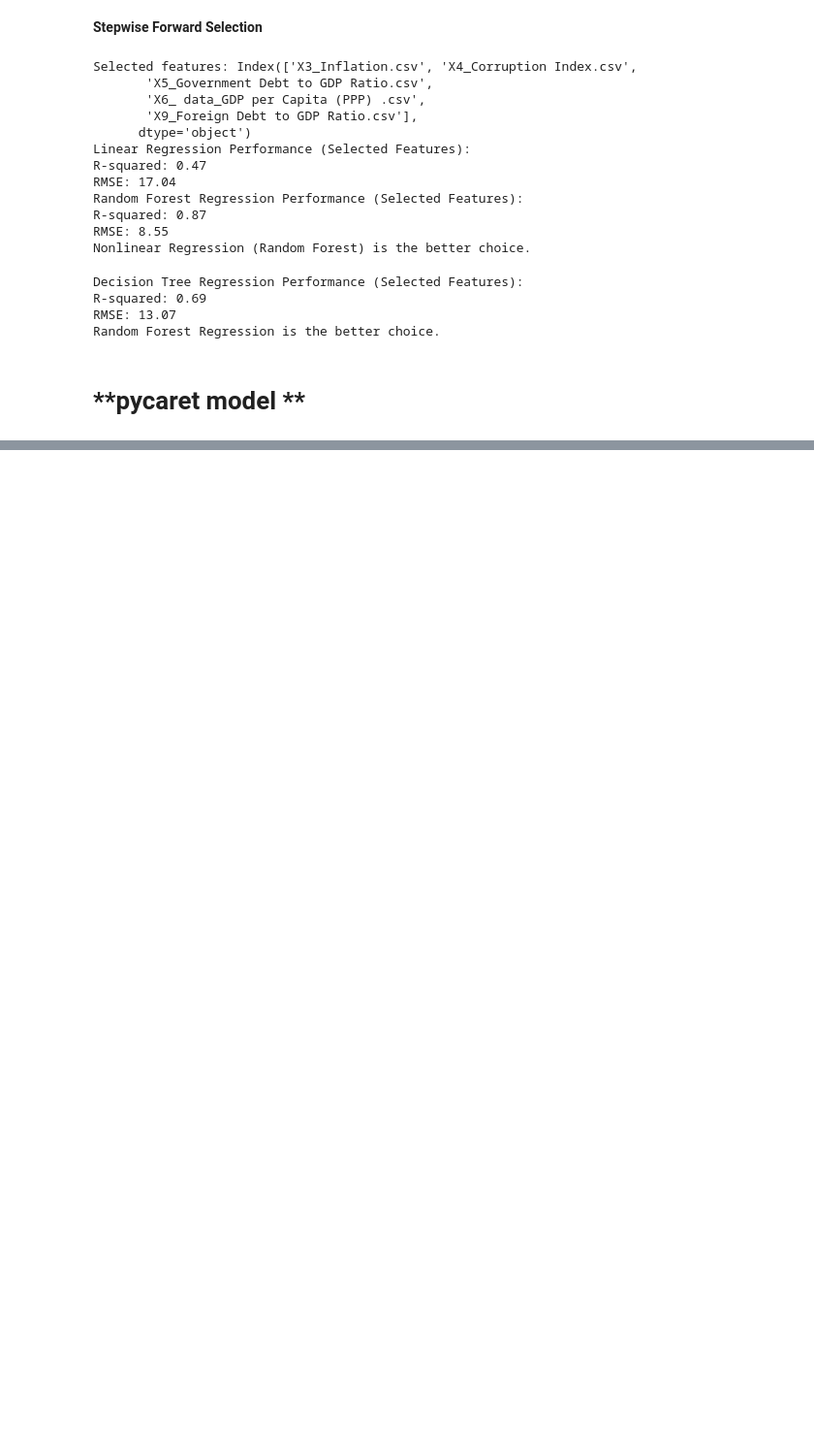
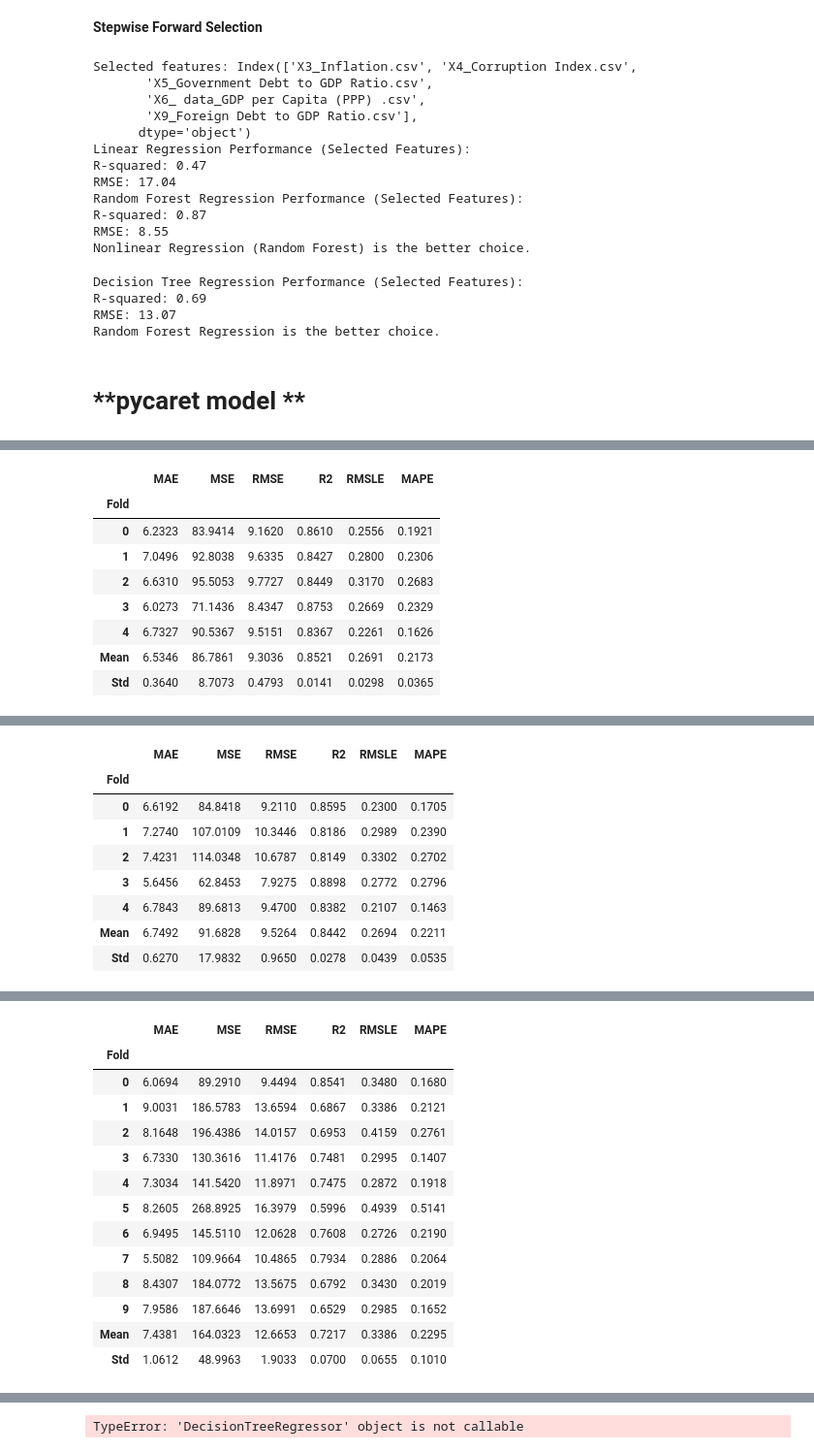
Before and after one commit to hananeY-inventor/test-regression, a Jupyter notebook: regression_.ipynb, the cells around one changed output, grey strips where cells are left out. Shown at 97% size. Cells and saved outputs as stored; diff of their text form; code cells hidden in the pictures; blank space fills up the shorter version.

```diff
--- a/regression_.ipynb
+++ b/regression_.ipynb
@@ -462,0 +519,8 @@ reg_experiment = setup(data=df,
+# %%
+et=create_model('et',fold=5)
+rf=create_model('rf',fold=5)
+xgboost=create_model('xgboost',fold=5)
+dt = create_model('dt', fold=10)  # Create Decision Tree model
+
+dt = dt(estimator_list=[et, rf, xgboost], fold=10, method='boosting')
+# %% [output]
@@ -462,0 +539,9 @@ reg_experiment = setup(data=df,
+|  | MAE | MSE | RMSE | R2 | RMSLE | MAPE |
+| Fold |  |  |  |  |  |  |
+| 0 | 6.2323 | 83.9414 | 9.1620 | 0.8610 | 0.2556 | 0.1921 |
+| 1 | 7.0496 | 92.8038 | 9.6335 | 0.8427 | 0.2800 | 0.2306 |
+| 2 | 6.6310 | 95.5053 | 9.7727 | 0.8449 | 0.3170 | 0.2683 |
+| 3 | 6.0273 | 71.1436 | 8.4347 | 0.8753 | 0.2669 | 0.2329 |
+| 4 | 6.7327 | 90.5367 | 9.5151 | 0.8367 | 0.2261 | 0.1626 |
+| Mean | 6.5346 | 86.7861 | 9.3036 | 0.8521 | 0.2691 | 0.2173 |
+| Std | 0.3640 | 8.7073 | 0.4793 | 0.0141 | 0.0298 | 0.0365 |
@@ -462,0 +550,9 @@ reg_experiment = setup(data=df,
+|  | MAE | MSE | RMSE | R2 | RMSLE | MAPE |
+| Fold |  |  |  |  |  |  |
+| 0 | 6.6192 | 84.8418 | 9.2110 | 0.8595 | 0.2300 | 0.1705 |
+| 1 | 7.2740 | 107.0109 | 10.3446 | 0.8186 | 0.2989 | 0.2390 |
+| 2 | 7.4231 | 114.0348 | 10.6787 | 0.8149 | 0.3302 | 0.2702 |
+| 3 | 5.6456 | 62.8453 | 7.9275 | 0.8898 | 0.2772 | 0.2796 |
+| 4 | 6.7843 | 89.6813 | 9.4700 | 0.8382 | 0.2107 | 0.1463 |
+| Mean | 6.7492 | 91.6828 | 9.5264 | 0.8442 | 0.2694 | 0.2211 |
+| Std | 0.6270 | 17.9832 | 0.9650 | 0.0278 | 0.0439 | 0.0535 |
@@ -462,0 +561,14 @@ reg_experiment = setup(data=df,
+|  | MAE | MSE | RMSE | R2 | RMSLE | MAPE |
+| Fold |  |  |  |  |  |  |
+| 0 | 6.0694 | 89.2910 | 9.4494 | 0.8541 | 0.3480 | 0.1680 |
+| 1 | 9.0031 | 186.5783 | 13.6594 | 0.6867 | 0.3386 | 0.2121 |
+| 2 | 8.1648 | 196.4386 | 14.0157 | 0.6953 | 0.4159 | 0.2761 |
+| 3 | 6.7330 | 130.3616 | 11.4176 | 0.7481 | 0.2995 | 0.1407 |
+| 4 | 7.3034 | 141.5420 | 11.8971 | 0.7475 | 0.2872 | 0.1918 |
+| 5 | 8.2605 | 268.8925 | 16.3979 | 0.5996 | 0.4939 | 0.5141 |
+| 6 | 6.9495 | 145.5110 | 12.0628 | 0.7608 | 0.2726 | 0.2190 |
+| 7 | 5.5082 | 109.9664 | 10.4865 | 0.7934 | 0.2886 | 0.2064 |
+| 8 | 8.4307 | 184.0772 | 13.5675 | 0.6792 | 0.3430 | 0.2019 |
+| 9 | 7.9586 | 187.6646 | 13.6991 | 0.6529 | 0.2985 | 0.1652 |
+| Mean | 7.4381 | 164.0323 | 12.6653 | 0.7217 | 0.3386 | 0.2295 |
+| Std | 1.0612 | 48.9963 | 1.9033 | 0.0700 | 0.0655 | 0.1010 |
@@ -462,0 +576 @@ reg_experiment = setup(data=df,
+TypeError: 'DecisionTreeRegressor' object is not callable
```
Also changed, not shown: parts of 7 cells of this notebook.
